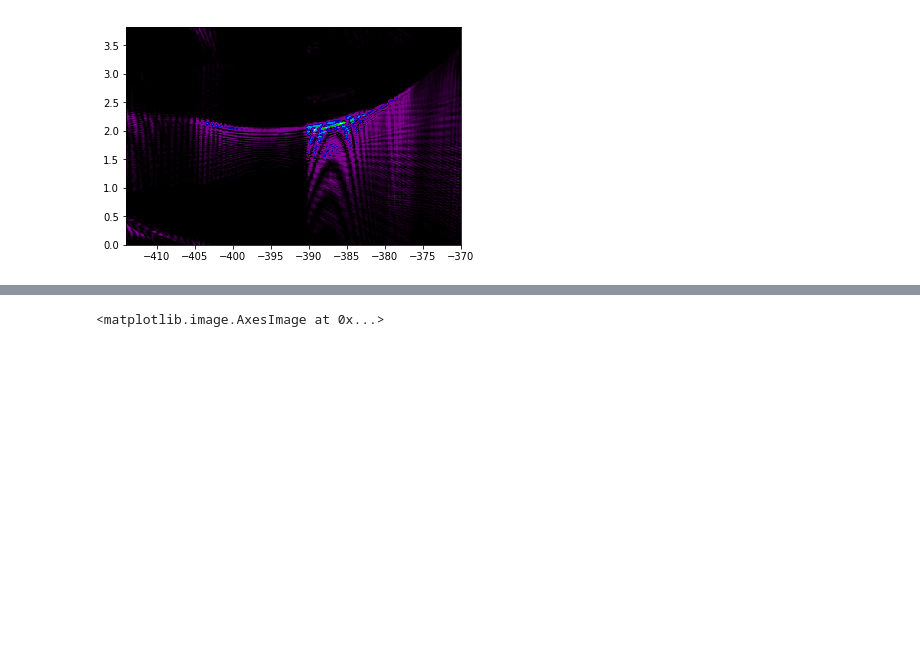
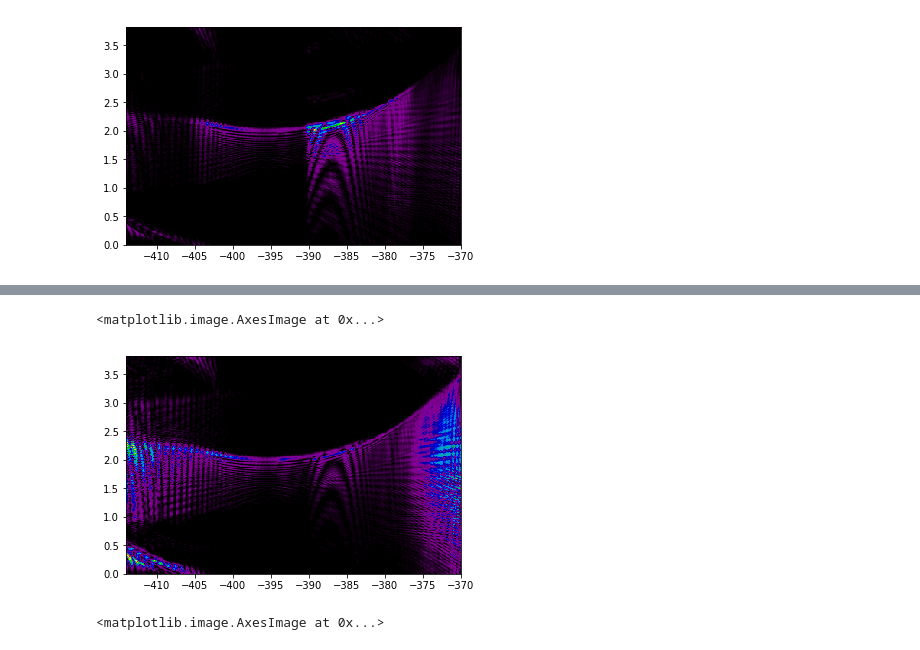
Before and after one commit to CursingRabbit/backpropagation_test, a Jupyter notebook: MrBeamDataViewer_v0_2.ipynb, the cells around one changed output, grey strips where cells are left out. Drawn from its saved outputs; the diff is of its cells as text; code cells hidden in the pictures; blank space fills up the shorter version.

```diff
--- a/MrBeamDataViewer_v0_2.ipynb
+++ b/MrBeamDataViewer_v0_2.ipynb
@@ -1381,3 +1428,8 @@ plt.imshow(causticy, interpolation='nearest', aspect='auto', cmap='nipy_spectral
+# %%
+plt.imshow(causticy, interpolation='nearest', aspect='auto', cmap='nipy_spectral', extent=[xuv_z_mm_arr[0], xuv_z_mm_arr[-1],0, image_size_x_m*10e3])
+# %% [output]
+<matplotlib.image.AxesImage at 0x...>
+[figure, added]
 # %%
 plt.imshow(xuv_intensity_mean)
 # %% [output]
```
Also changed, not shown: parts of 3 cells of this notebook.
